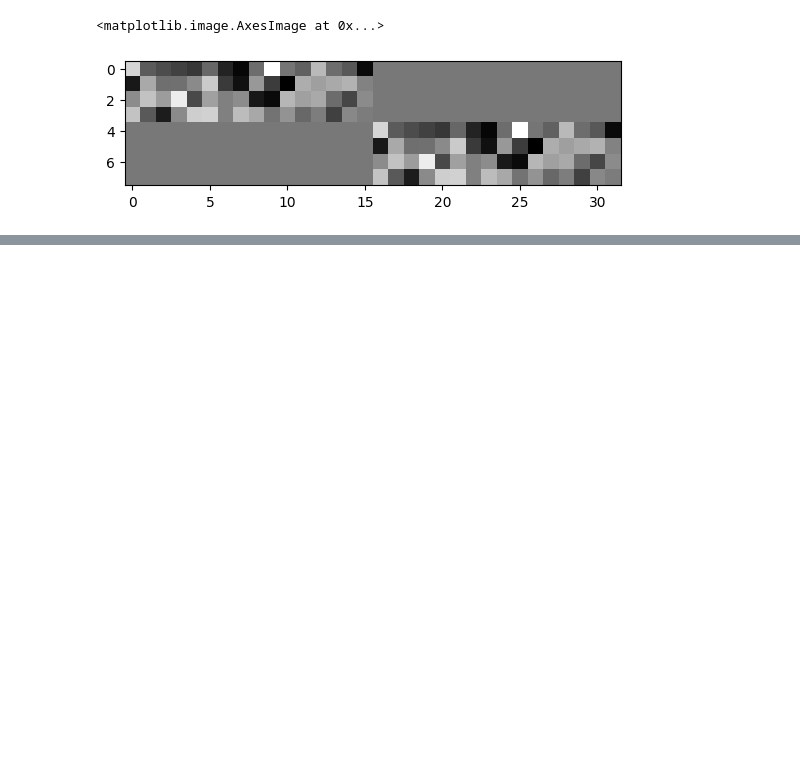
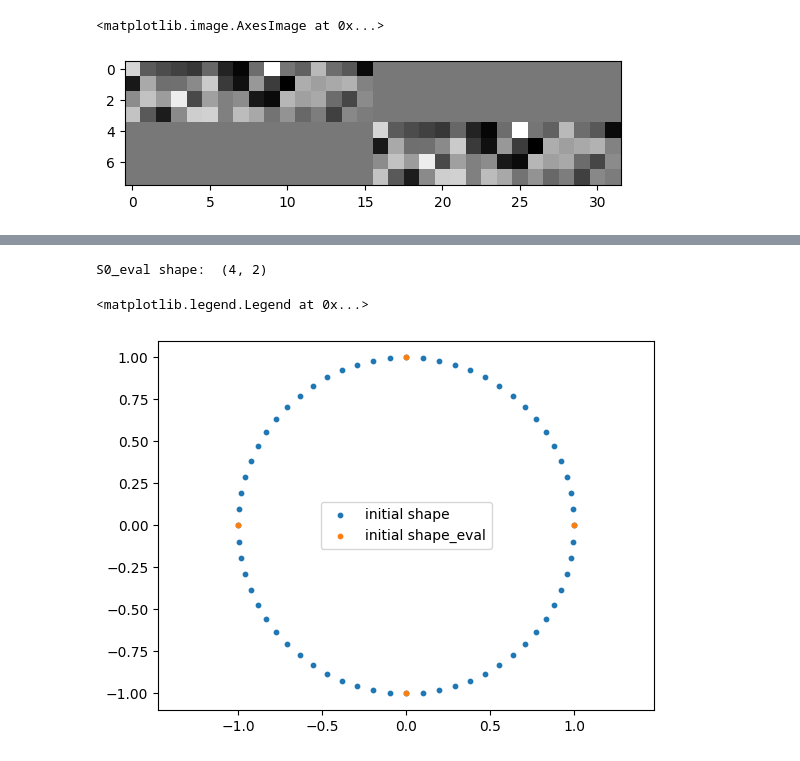
Before and after one commit to libbylbaker/infsdebridge, a Jupyter notebook: sdebridge/notebooks/checks.ipynb, the cells around one changed output, grey strips where cells are left out. Cells and saved outputs as stored; diff of their text form; code cells hidden in the pictures; blank space fills up the shorter version.

```diff
--- a/sdebridge/notebooks/checks.ipynb
+++ b/sdebridge/notebooks/checks.ipynb
@@ -35,0 +96,21 @@ plt.imshow(big_a, cmap='gray')
+# %%
+def sample_ellipse(
+    n_samples: int,
+    scale: float = 1.0,
+    shifts: jnp.ndarray = jnp.array([0.0, 0.0]),
+    a: float = 1.0,
+    b: float = 1.0,
+) -> jnp.ndarray:
+    theta = jnp.linspace(0, 2 * jnp.pi, n_samples, endpoint=False)
+    x = a * jnp.cos(theta)
+    y = b * jnp.sin(theta)
+    return scale * jnp.stack([x, y], axis=1) + shifts[None, :]
+# %%
+# S0 = jnp.array(butterfly_amasina_pts())[:, ::238][:, 1:].transpose()
+S0 = sample_ellipse(64)
+# %%
+n_bases = 4
+n_samples = S0.shape[0]
+
+ks_truncated = jnp.fft.fftfreq(n_bases, d=1.0/(2.0*jnp.pi))  # (n_bases, )
+kks_truncated = jnp.stack(jnp.meshgrid(ks_truncated, ks_truncated, indexing='ij'), axis=-1)
@@ -35,0 +161,12 @@ plt.imshow(big_a, cmap='gray')
+# %%
+S0_eval = evalute_S_on_bases(S0, ks_truncated)
+print("S0_eval shape: ", S0_eval.shape)
+
+plt.scatter(S0[:, 0], S0[:, 1], s=10, label='initial shape')
+plt.scatter(S0_eval[:, 0], S0_eval[:, 1], s=10, label='initial shape_eval')
+plt.axis('equal')
+plt.legend()
+# %% [output]
+S0_eval shape:  (4, 2)
+<matplotlib.legend.Legend at 0x...>
+[figure, added]
```
Also changed, not shown: parts of 14 cells of this notebook, 12 other files.
